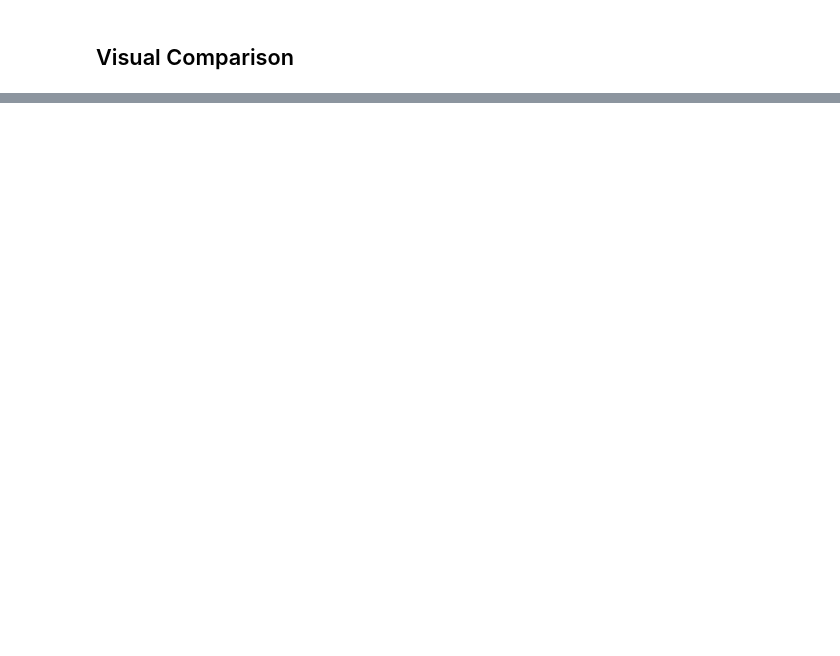
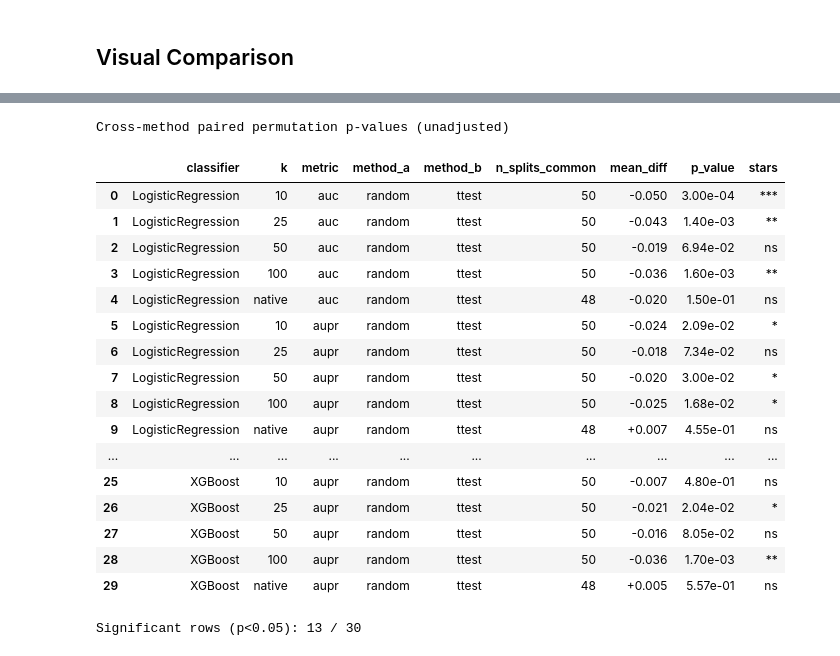
Before and after one commit to andreasjak/MSc26_Proteomics, a Jupyter notebook: notebooks/classifier_results.ipynb, the cells around one changed output, grey strips where cells are left out. Cells and saved outputs as stored; diff of their text form; code cells hidden in the pictures; blank space fills up the shorter version.

```diff
--- a/notebooks/classifier_results.ipynb
+++ b/notebooks/classifier_results.ipynb
@@ -355,0 +439,55 @@ for metric, k_value in [("auc", "50"), ("aupr", "50"), ("auc", "native"), ("aupr
+# %%
+table = (
+    pvalues.loc[
+        :,
+        [
+            "classifier",
+            "k",
+            "metric",
+            "method_a",
+            "method_b",
+            "n_splits_common",
+            "mean_diff",
+            "p_value",
+            "stars",
+        ],
+    ]
+    .sort_values(["classifier", "metric", "k", "method_a", "method_b"])
+    .reset_index(drop=True)
+)
+
+
+def _highlight_significant(row: pd.Series) -> list[str]:
+    if pd.notna(row["p_value"]) and row["p_value"] < 0.05:
+        return ["background-color: #fff3a3"] * len(row)
+    return [""] * len(row)
+
+
+styled = (
+    table.style.apply(_highlight_significant, axis=1)
+    .format({"mean_diff": "{:+.3f}", "p_value": "{:.2e}"})
+    .set_caption("Cross-method paired permutation p-values (unadjusted)")
+)
+
+display(styled)
+print(f"Significant rows (p<0.05): {(table['p_value'] < 0.05).sum()} / {len(table)}")
+# %% [output]
+Cross-method paired permutation p-values (unadjusted)
+|  | classifier | k | metric | method_a | method_b | n_splits_common | mean_diff | p_value | stars |
+| 0 | LogisticRegression | 10 | auc | random | ttest | 50 | -0.050 | 3.00e-04 | *** |
+| 1 | LogisticRegression | 25 | auc | random | ttest | 50 | -0.043 | 1.40e-03 | ** |
+| 2 | LogisticRegression | 50 | auc | random | ttest | 50 | -0.019 | 6.94e-02 | ns |
+| 3 | LogisticRegression | 100 | auc | random | ttest | 50 | -0.036 | 1.60e-03 | ** |
+| 4 | LogisticRegression | native | auc | random | ttest | 48 | -0.020 | 1.50e-01 | ns |
+| 5 | LogisticRegression | 10 | aupr | random | ttest | 50 | -0.024 | 2.09e-02 | * |
+| 6 | LogisticRegression | 25 | aupr | random | ttest | 50 | -0.018 | 7.34e-02 | ns |
+| 7 | LogisticRegression | 50 | aupr | random | ttest | 50 | -0.020 | 3.00e-02 | * |
+| 8 | LogisticRegression | 100 | aupr | random | ttest | 50 | -0.025 | 1.68e-02 | * |
+| 9 | LogisticRegression | native | aupr | random | ttest | 48 | +0.007 | 4.55e-01 | ns |
+| ... | ... | ... | ... | ... | ... | ... | ... | ... | ... |
+| 25 | XGBoost | 10 | aupr | random | ttest | 50 | -0.007 | 4.80e-01 | ns |
+| 26 | XGBoost | 25 | aupr | random | ttest | 50 | -0.021 | 2.04e-02 | * |
+| 27 | XGBoost | 50 | aupr | random | ttest | 50 | -0.016 | 8.05e-02 | ns |
+| 28 | XGBoost | 100 | aupr | random | ttest | 50 | -0.036 | 1.70e-03 | ** |
+| 29 | XGBoost | native | aupr | random | ttest | 48 | +0.005 | 5.57e-01 | ns |
+Significant rows (p<0.05): 13 / 30
```
Also changed, not shown: parts of 10 cells of this notebook, 3 other files.
